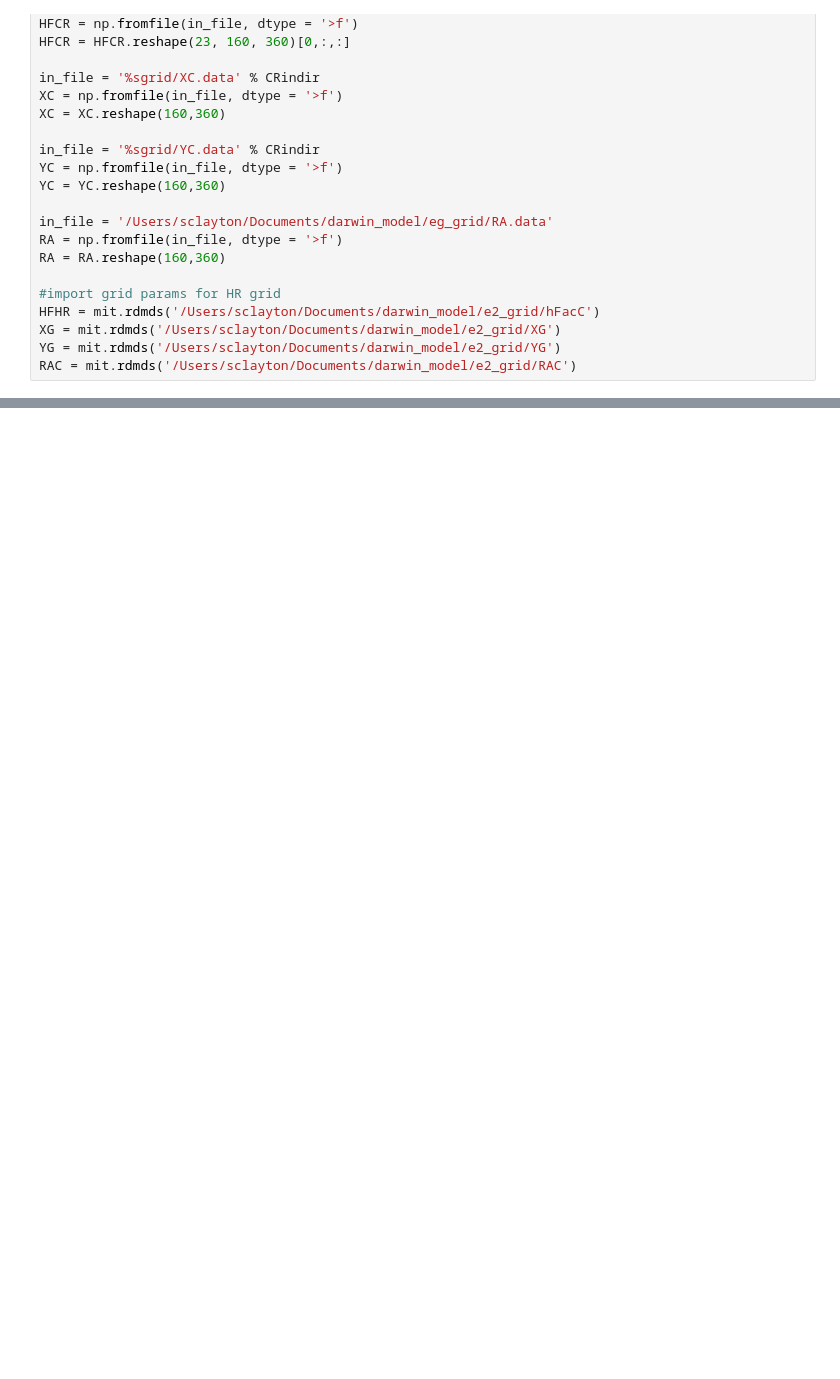
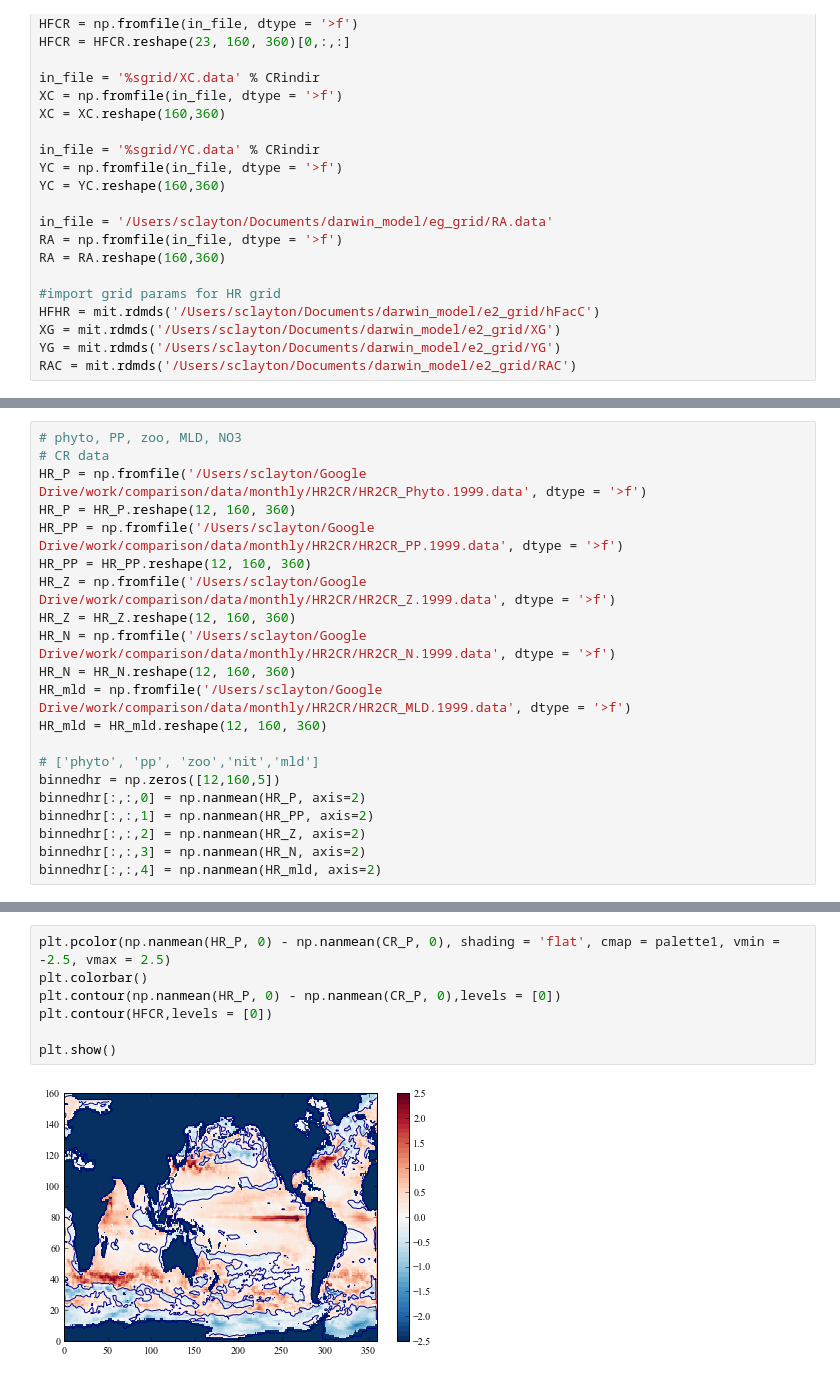
Before and after one commit to sophieclayton/model_comparison, a Jupyter notebook: python_figures/monthly_hovmoller.ipynb, the cells around one changed output, grey strips where cells are left out. Drawn from its saved outputs; the diff is of its cells as text; blank space fills up the shorter version.

```diff
--- a/python_figures/monthly_hovmoller.ipynb
+++ b/python_figures/monthly_hovmoller.ipynb
@@ -68,6 +71,27 @@ binnedcr[:,:,1] = np.nanmean(CR_PP, axis=2)
 binnedcr[:,:,2] = np.nanmean(CR_Z, axis=2)
 binnedcr[:,:,3] = np.nanmean(CR_N, axis=2)
 binnedcr[:,:,4] = np.nanmean(CR_mld, axis=2)
+# %%
+# phyto, PP, zoo, MLD, NO3
+# CR data
+HR_P = np.fromfile('/Users/sclayton/Google Drive/work/comparison/data/monthly/HR2CR/HR2CR_Phyto.1999.data', dtype = '>f')
+HR_P = HR_P.reshape(12, 160, 360)
+HR_PP = np.fromfile('/Users/sclayton/Google Drive/work/comparison/data/monthly/HR2CR/HR2CR_PP.1999.data', dtype = '>f')
+HR_PP = HR_PP.reshape(12, 160, 360)
+HR_Z = np.fromfile('/Users/sclayton/Google Drive/work/comparison/data/monthly/HR2CR/HR2CR_Z.1999.data', dtype = '>f')
+HR_Z = HR_Z.reshape(12, 160, 360)
+HR_N = np.fromfile('/Users/sclayton/Google Drive/work/comparison/data/monthly/HR2CR/HR2CR_N.1999.data', dtype = '>f')
+HR_N = HR_N.reshape(12, 160, 360)
+HR_mld = np.fromfile('/Users/sclayton/Google Drive/work/comparison/data/monthly/HR2CR/HR2CR_MLD.1999.data', dtype = '>f')
+HR_mld = HR_mld.reshape(12, 160, 360)
+
+# ['phyto', 'pp', 'zoo','nit','mld']
+binnedhr = np.zeros([12,160,5])
+binnedhr[:,:,0] = np.nanmean(HR_P, axis=2)
+binnedhr[:,:,1] = np.nanmean(HR_PP, axis=2)
+binnedhr[:,:,2] = np.nanmean(HR_Z, axis=2)
+binnedhr[:,:,3] = np.nanmean(HR_N, axis=2)
+binnedhr[:,:,4] = np.nanmean(HR_mld, axis=2)
 # %%
 palette1 = plt.get_cmap('RdBu_r', 50)
 palette2 = plt.get_cmap('RdYlBu_r', 50)
@@ -116,0 +149,9 @@ plt.show()
+# %%
+plt.pcolor(np.nanmean(HR_P, 0) - np.nanmean(CR_P, 0), shading = 'flat', cmap = palette1, vmin = -2.5, vmax = 2.5)
+plt.colorbar()
+plt.contour(np.nanmean(HR_P, 0) - np.nanmean(CR_P, 0),levels = [0])
+plt.contour(HFCR,levels = [0])
+
+plt.show()
+# %% [output]
+[figure, added]
```
Also changed, not shown: parts of 5 cells of this notebook, 2 other files.
